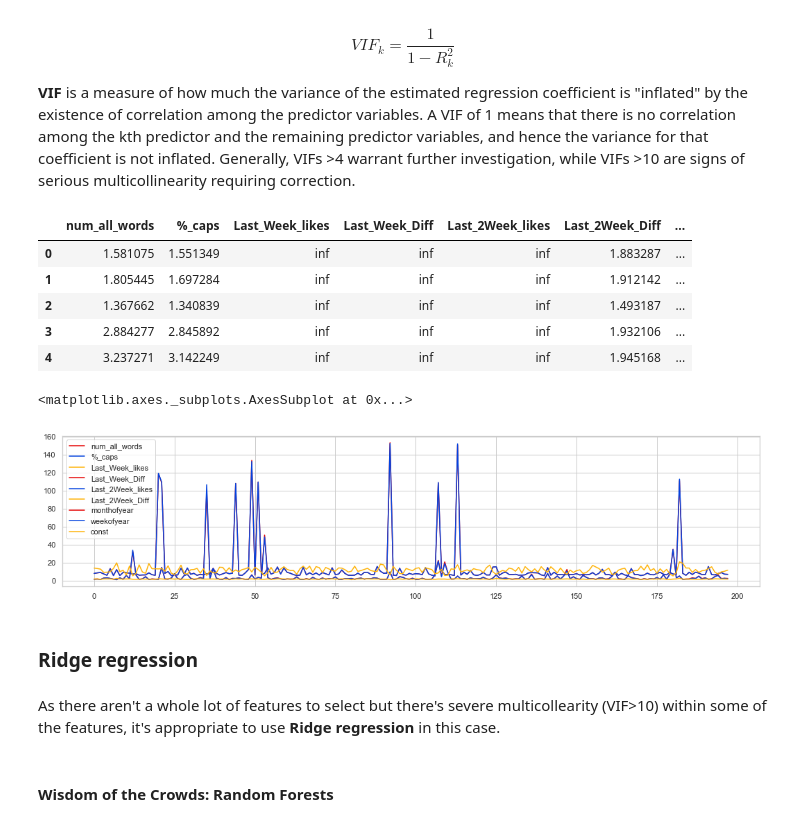
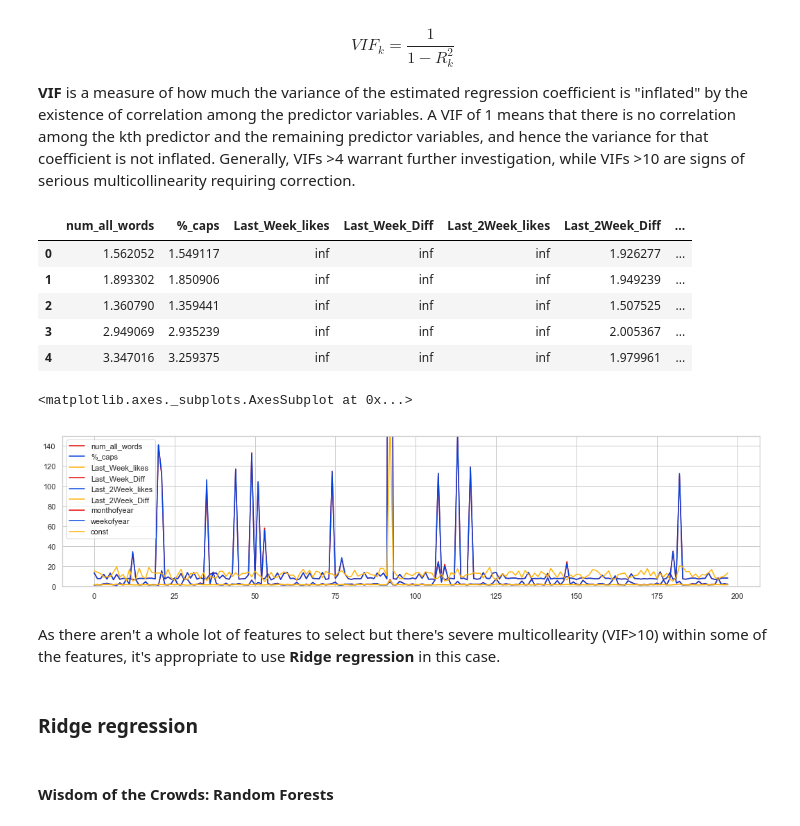
Before and after one commit to tguptaMT/TOPicks, a Jupyter notebook: TOPICS-step3_time_series_forecasting.ipynb, the cells around one changed output. Saved outputs shown, nothing was run; the diff lists cells and outputs as text; code cells hidden in the pictures.

```diff
--- a/TOPICS-step3_time_series_forecasting.ipynb
+++ b/TOPICS-step3_time_series_forecasting.ipynb
@@ -418,8 +419,8 @@ all_topics = pilot['topic_name'].unique()
 data = pilot.filter(regex=r'date|predicted_topic|likes_count|\
                       |num_all_words|%_caps')
 
-# Select last 4 years of data (2012-2017 end)
-data = data.query('20120101 < date')
+# Select last 4 years of data (2013-2017 end)
+data = data.query('20130101 < date')
 
 # Select topics other than topic 0:
 data = data.query('predicted_topic != 0.0')
@@ -517,18 +518,18 @@ for ntopic in alltopics:
 vif_df.drop(columns=['const']).head()
 # %% [output]
 |  | num_all_words | %_caps | Last_Week_likes | Last_Week_Diff | Last_2Week_likes | Last_2Week_Diff | ... |
-| 0 | 1.581075 | 1.551349 | inf | inf | inf | 1.883287 | ... |
-| 1 | 1.805445 | 1.697284 | inf | inf | inf | 1.912142 | ... |
-| 2 | 1.367662 | 1.340839 | inf | inf | inf | 1.493187 | ... |
-| 3 | 2.884277 | 2.845892 | inf | inf | inf | 1.932106 | ... |
-| 4 | 3.237271 | 3.142249 | inf | inf | inf | 1.945168 | ... |
+| 0 | 1.562052 | 1.549117 | inf | inf | inf | 1.926277 | ... |
+| 1 | 1.893302 | 1.850906 | inf | inf | inf | 1.949239 | ... |
+| 2 | 1.360790 | 1.359441 | inf | inf | inf | 1.507525 | ... |
+| 3 | 2.949069 | 2.935239 | inf | inf | inf | 2.005367 | ... |
+| 4 | 3.347016 | 3.259375 | inf | inf | inf | 1.979961 | ... |
 # %%
-vif_df.plot(figsize=(18, 4))
+vif_df.plot(figsize=(18, 4), ylim=(0, 150))
 # %% [output]
 <matplotlib.axes._subplots.AxesSubplot at 0x...>
-[figure, old version]
+[figure, new version]
+# %% [markdown]
+As there aren't a whole lot of features to select but there's severe multicollearity (VIF>10) within some of the features, it's appropriate to use __Ridge regression__ in this case.
 # %% [markdown]
 ### Ridge regression
-# %% [markdown]
-As there aren't a whole lot of features to select but there's severe multicollearity (VIF>10) within some of the features, it's appropriate to use __Ridge regression__ in this case.
 # %%
```
Also changed, not shown: parts of 6 cells of this notebook.
